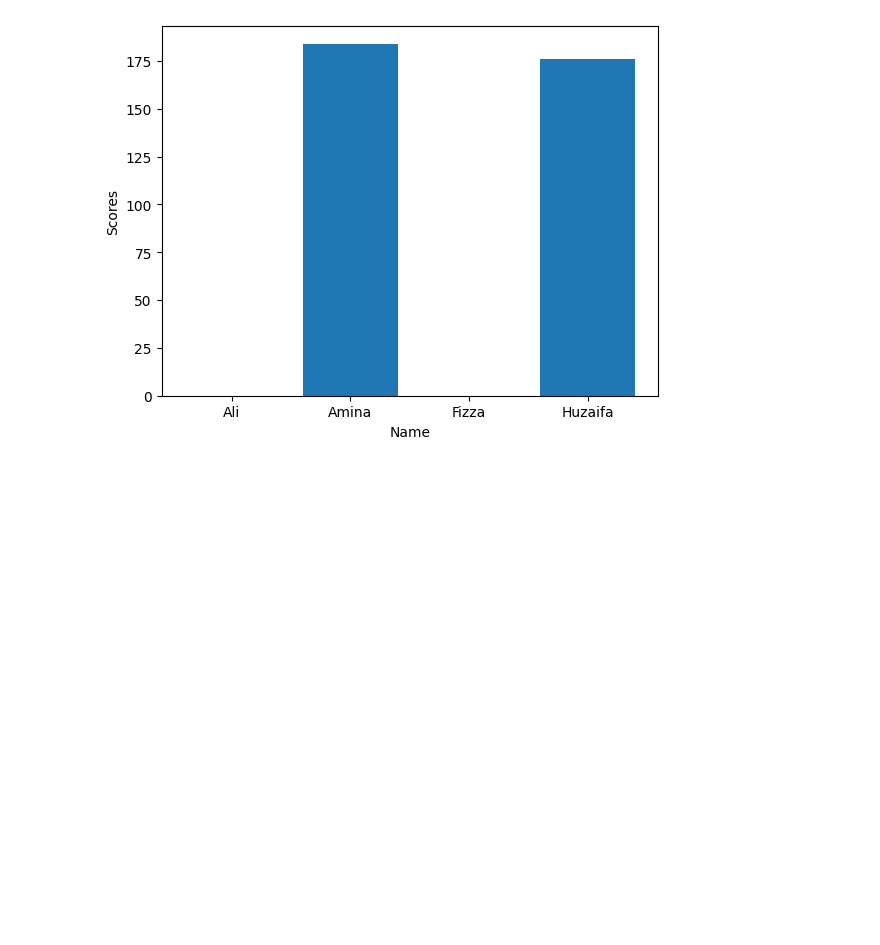
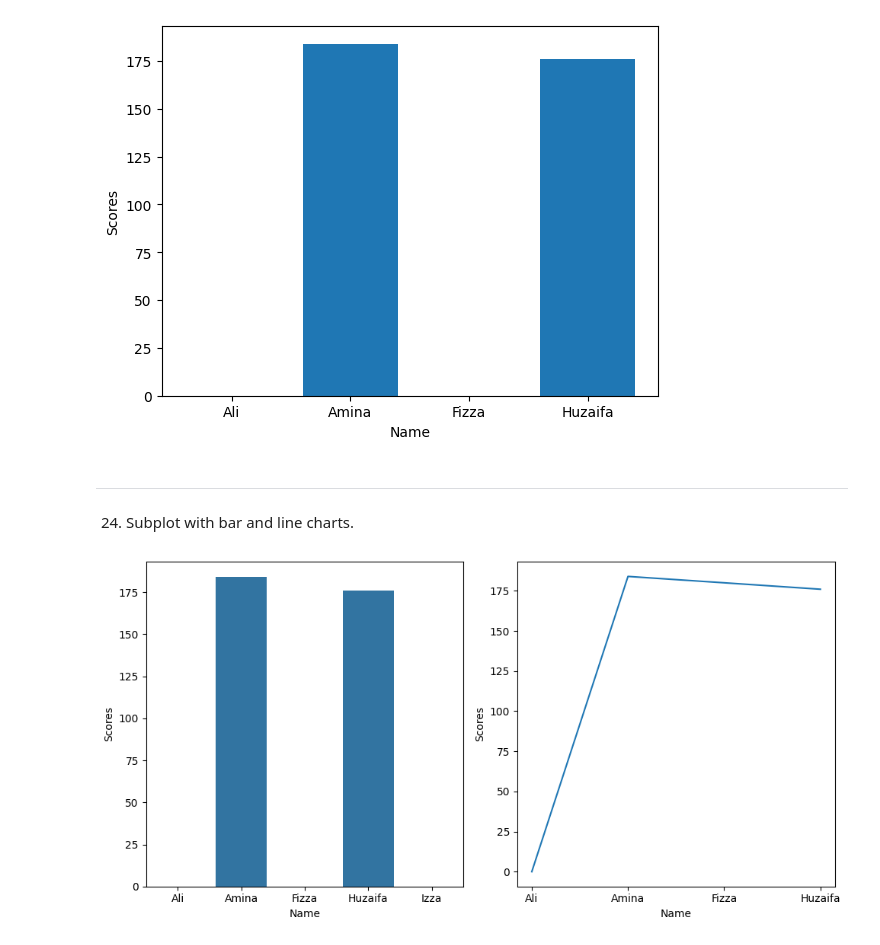
Before and after one commit to HuzaifaAliAwan/Artifical-Intelligence-and-Machine-Learning, a Jupyter notebook: Module_4/practice_questions/main.ipynb, the cells around one changed output. Cells and saved outputs as stored; diff of their text form; code cells hidden in the pictures; blank space fills up the shorter version.

```diff
--- a/Module_4/practice_questions/main.ipynb
+++ b/Module_4/practice_questions/main.ipynb
@@ -476,3 +476,18 @@ plt.ylabel('Scores')
 plt.show()
 # %% [output]
 [figure]
+# %% [markdown]
+---
+
+24. Subplot with bar and line charts.
+# %%
+import seaborn as sns
+fig, axs = plt.subplots(1,2, figsize=(10,5))
+
+sns.barplot(x=updated_df['Name'],y=updated_df['Scores'], ax=axs[0])
+sns.lineplot(x=updated_df['Name'],y=updated_df['Scores'], ax=axs[1])
+
+plt.tight_layout()
+plt.show()
+# %% [output]
+[figure, added]
```
